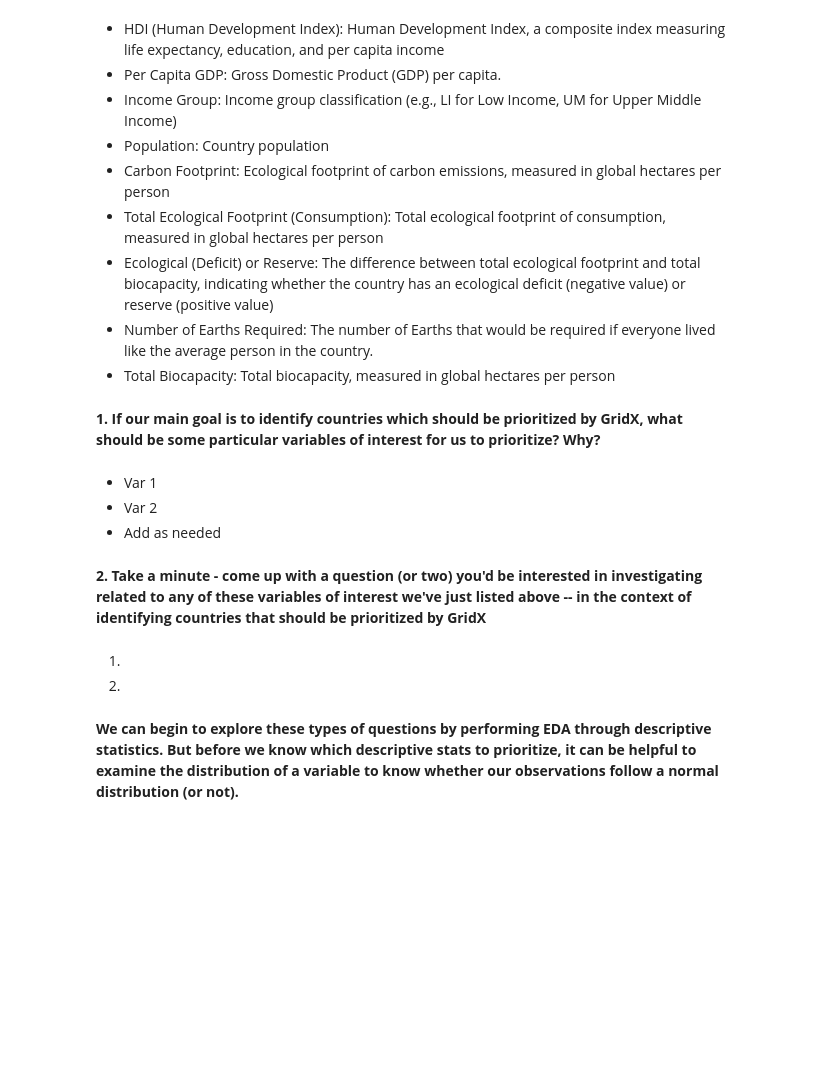
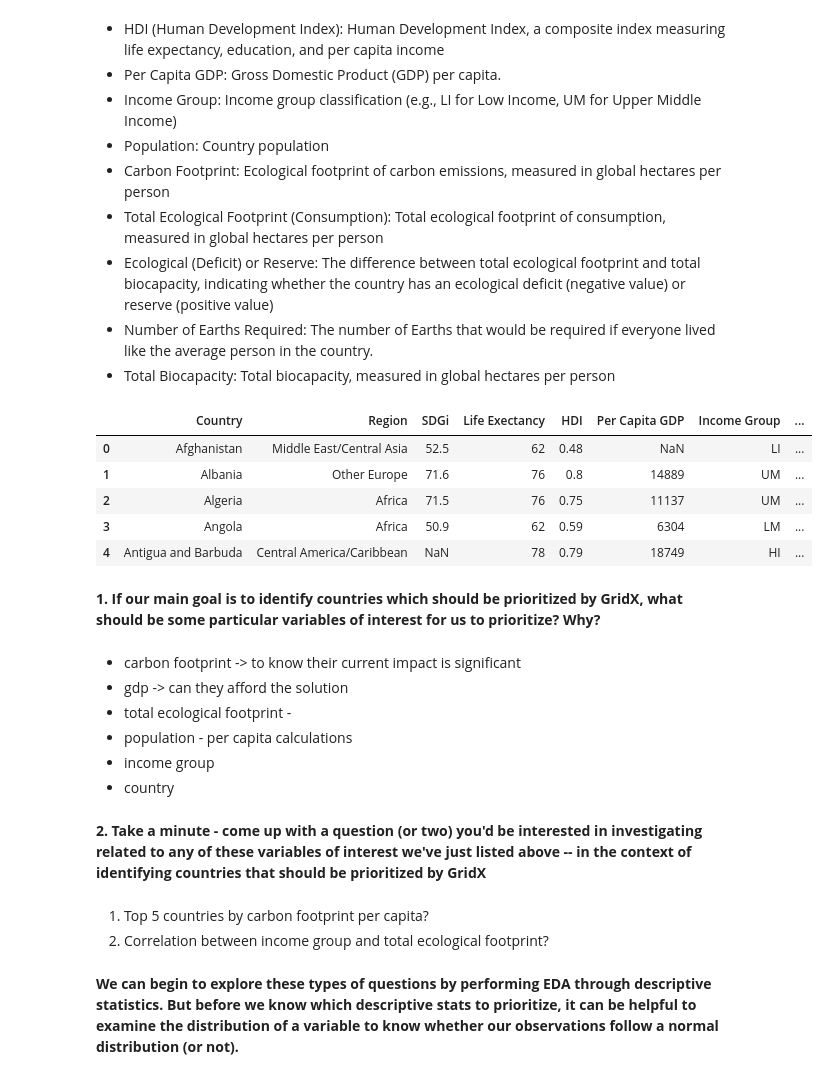
Before and after one commit to Tuckersteward/Spring-2025, a Jupyter notebook: Data 3300/Python/Unit 2/ICE Descriptive Statistics/ICE_EDA_Descriptive_Statistics_TEMPLATE_Sp25.ipynb, the cells around one changed output. Drawn from its saved outputs; the diff is of its cells as text; code cells hidden in the pictures; blank space fills up the shorter version.

```diff
--- a/Data 3300/Python/Unit 2/ICE Descriptive Statistics/ICE_EDA_Descriptive_Statistics_TEMPLATE_Sp25.ipynb
+++ b/Data 3300/Python/Unit 2/ICE Descriptive Statistics/ICE_EDA_Descriptive_Statistics_TEMPLATE_Sp25.ipynb
@@ -35,21 +35,29 @@ import matplotlib.pyplot as plt
 import seaborn as sns
 import scipy.stats as stats
 # %%
-df = pd.read_csv('', encoding = 'latin-1')
+df = pd.read_csv('Global Ecological Footprint 2023-1.csv', encoding='latin-1')
 df.head()
+# %% [output]
+|  | Country | Region | SDGi | Life Exectancy | HDI | Per Capita GDP | Income Group | ... |
+| 0 | Afghanistan | Middle East/Central Asia | 52.5 | 62 | 0.48 | NaN | LI | ... |
+| 1 | Albania | Other Europe | 71.6 | 76 | 0.8 | 14889 | UM | ... |
+| 2 | Algeria | Africa | 71.5 | 76 | 0.75 | 11137 | UM | ... |
+| 3 | Angola | Africa | 50.9 | 62 | 0.59 | 6304 | LM | ... |
+| 4 | Antigua and Barbuda | Central America/Caribbean | NaN | 78 | 0.79 | 18749 | HI | ... |
 # %% [markdown]
 **1. If our main goal is to identify countries which should be prioritized by GridX, what should be some particular variables of interest for us to prioritize? Why?**
 # %% [markdown]
-* Var 1
-* Var 2
-* Add as needed
+* carbon footprint -> to know their current impact is significant
+* gdp -> can they afford the solution
+* total ecological footprint -
+* population - per capita calculations
+* income group
+* country
 # %% [markdown]
 **2. Take a minute - come up with a question (or two) you'd be interested in investigating related to any of these variables of interest we've just listed above -- in the context of identifying countries that should be prioritized by GridX**
 # %% [markdown]
-
-
-1.
-2.
+1. Top 5 countries by carbon footprint per capita?
+2. Correlation between income group and total ecological footprint?
 # %% [markdown]
 **We can begin to explore these types of questions by performing EDA through descriptive statistics. But before we know which descriptive stats to prioritize, it can be helpful to examine the distribution of a variable to know whether our observations follow a normal distribution (or not).**
 # %% [markdown]
```
Also changed, not shown: parts of 19 cells of this notebook, 25 other files.
